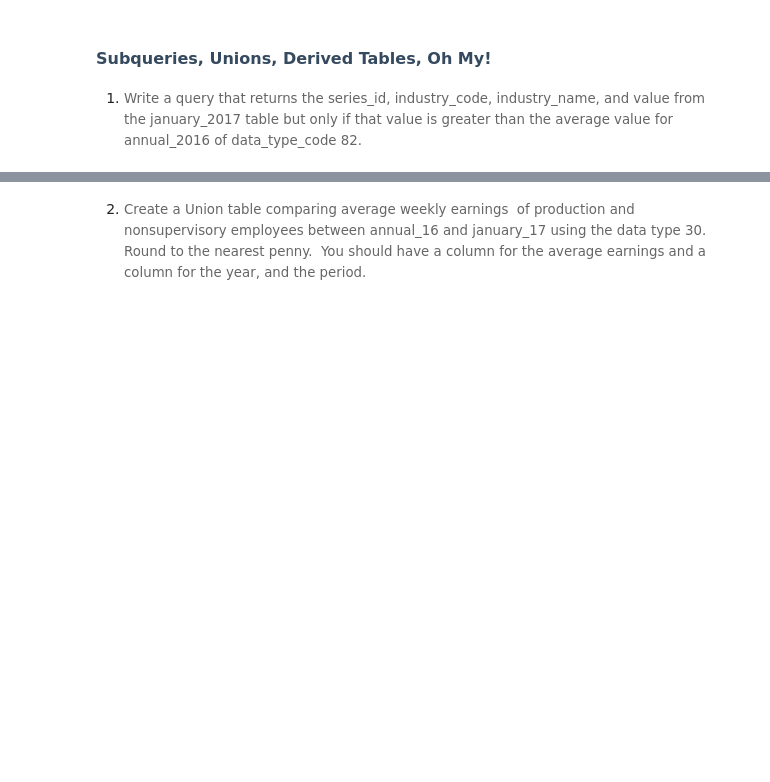
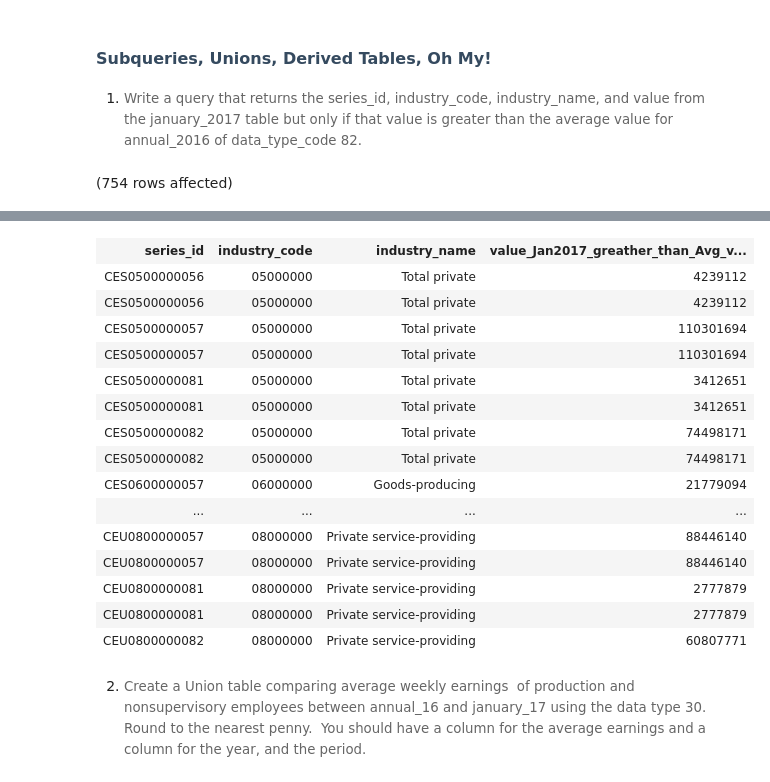
Before and after one commit to jinlikethedrink/Assignment3_9to5, a Jupyter notebook: 9to5.ipynb, the cells around one changed output, grey strips where cells are left out. Cells and saved outputs as stored; diff of their text form; code cells hidden in the pictures; blank space fills up the shorter version.

```diff
--- a/9to5.ipynb
+++ b/9to5.ipynb
@@ -441,0 +465,18 @@ Total execution time: 00:00:00.201
+# %%
+-- Step3) apply Step2 into Step 1
+
+select jan.series_id, srs.industry_code, ind.industry_name, jan.value as value_Jan2017_greather_than_Avg_value_Annual2016_of_82
+from january_2017 as jan
+join series as srs
+on jan.series_id = srs.series_id
+    join industry as ind
+    on srs.industry_code = ind.industry_code
+where jan.value > (
+                    select AVG(ann.value)
+                    from annual_2016 as ann
+                    join series as srs
+                    on ann.series_id = srs.series_id
+                    where srs.data_type_code = 82
+)
+# %% [output]
+(754 rows affected)
@@ -442,2 +484,18 @@ Total execution time: 00:00:00.201
+| series_id | industry_code | industry_name | value_Jan2017_greather_than_Avg_v... |
+| CES0500000056 | 05000000 | Total private | 4239112 |
+| CES0500000056 | 05000000 | Total private | 4239112 |
+| CES0500000057 | 05000000 | Total private | 110301694 |
+| CES0500000057 | 05000000 | Total private | 110301694 |
+| CES0500000081 | 05000000 | Total private | 3412651 |
+| CES0500000081 | 05000000 | Total private | 3412651 |
+| CES0500000082 | 05000000 | Total private | 74498171 |
+| CES0500000082 | 05000000 | Total private | 74498171 |
+| CES0600000057 | 06000000 | Goods-producing | 21779094 |
+| ... | ... | ... | ... |
+| CEU0800000057 | 08000000 | Private service-providing | 88446140 |
+| CEU0800000057 | 08000000 | Private service-providing | 88446140 |
+| CEU0800000081 | 08000000 | Private service-providing | 2777879 |
+| CEU0800000081 | 08000000 | Private service-providing | 2777879 |
+| CEU0800000082 | 08000000 | Private service-providing | 60807771 |
 # %% [markdown]
 2. <span style="background-color: rgb(255, 255, 255); font-size: 10pt; white-space: pre-wrap; color: rgb(102, 102, 102); font-family: Arvo, serif;">Create a Union table comparing average weekly earnings&nbsp; of production and nonsupervisory employees between annual_16 and january_17 using the data type 30.&nbsp; Round to the nearest penny.&nbsp; You should have a column for the average earnings and a column for the year, and the period.</span>
```
Also changed, not shown: parts of 12 cells of this notebook.
